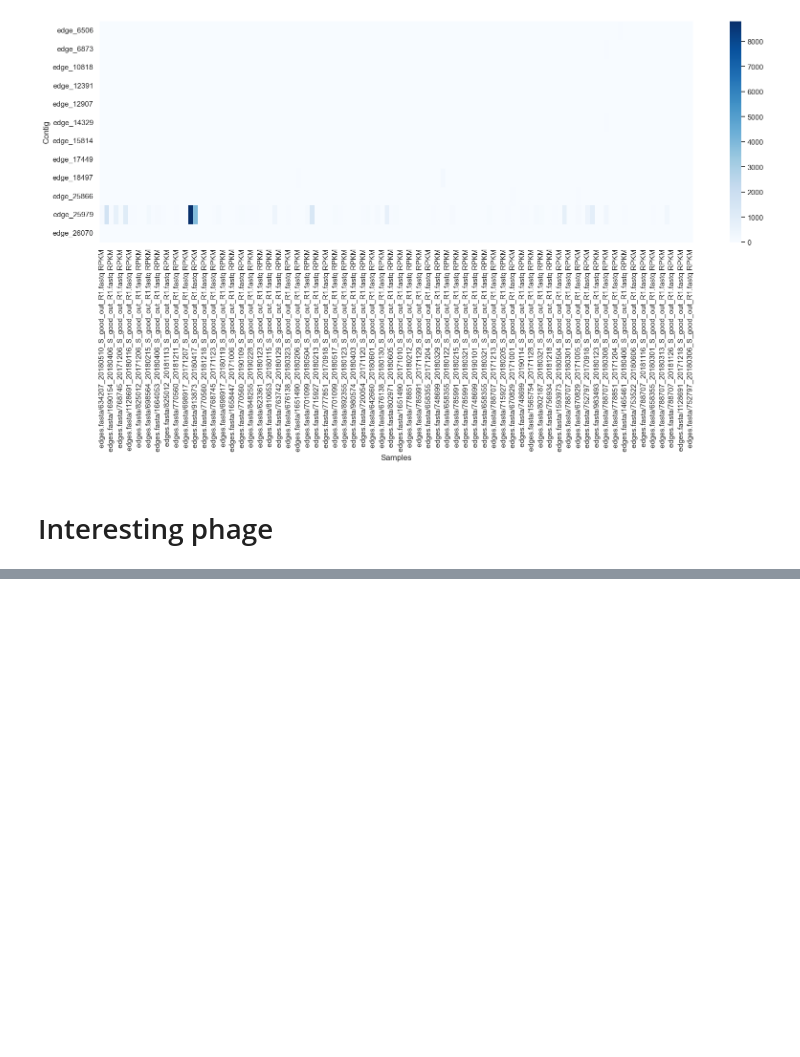
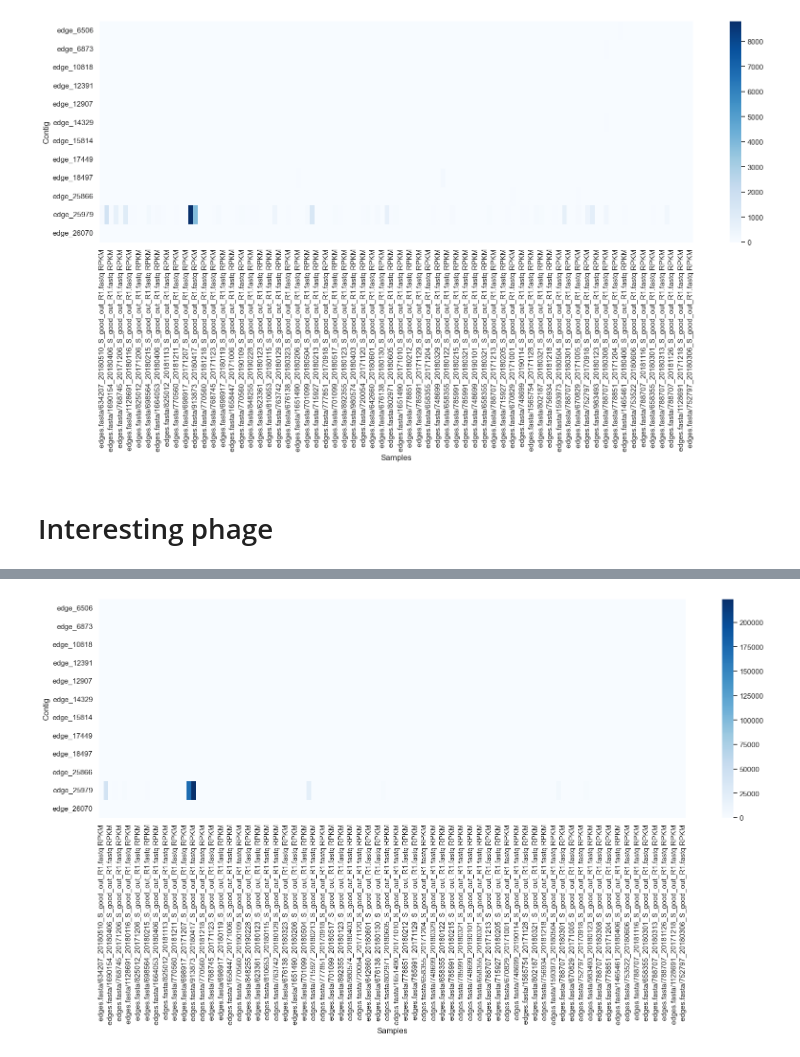
Before and after one commit to FlindersFAME/CFHackathon2023, a Jupyter notebook: mags/phage_related/Coverage_of_phages_across_samples.ipynb, the cells around one changed output, grey strips where cells are left out. Drawn from its saved outputs; the diff is of its cells as text; code cells hidden in the pictures; blank space fills up the shorter version.

Commit message:
Normalise phage contig coverage to CPM

```diff
--- a/mags/phage_related/Coverage_of_phages_across_samples.ipynb
+++ b/mags/phage_related/Coverage_of_phages_across_samples.ipynb
@@ -52,10 +52,11 @@ cols = list(coverage_df.columns)
 
 for index, row in coverage_df.iterrows():
     if row['Contig'] == "edge_25979":
-        print(row.values)
+#         print(row.values)
         for col in cols[1:]:
-            if row[col] > 1000:
-                continue
-            elif row[col] > 500:
-                print(col)
+#             if row[col] > 1000:
+#                 continue
+#             elif row[col] > 500:
+#                 print(col)
+            print(col, "\t", row[col])
 # %% [output]
@@ -80,0 +82,11 @@ edges.fasta/752797_20170927_S_good_out_R1.fastq RPKM
+# %%
+library_size = {}
+
+library_size_df = pd.read_csv('Atavide-CF.csv', sep=',')
+
+for index, row in library_size_df.iterrows():
+#     print(row)
+    sample_name = row['Fastq'].strip().split()[-1][8:-18]
+    library_size[sample_name] = int(row['Number of reads'].replace(',', ''))
+
+library_size
@@ -80,0 +113,10 @@ edges.fasta/752797_20170927_S_good_out_R1.fastq RPKM
+# %%
+coverage_df = pd.read_csv(project_path+'coverage.tsv', sep='\t')
+
+cols = list(coverage_df.columns)
+
+for col in cols[1:]:
+    sample_name = "_".join(col.split("/")[1].split("_")[0:3])
+    print(sample_name)
+    coverage_df[col] = coverage_df[col].div(library_size[sample_name])
+    coverage_df[col] = coverage_df[col].multiply(1000000)
@@ -80,0 +176,14 @@ edges.fasta/752797_20170927_S_good_out_R1.fastq RPKM
+# %%
+coverage_df = coverage_df.loc[coverage_df['Contig'].isin(phages)]
+coverage_df = coverage_df.set_index('Contig')
+coverage_df
+
+sns.set(rc = {'figure.figsize':(20,6)})
+
+ax = sns.heatmap(coverage_df, cmap='Blues')
+ax.set(xlabel="Samples")
+ax.tick_params(left=False, bottom=False)
+fig = ax.get_figure()
+fig.savefig(project_path+"phage_contig_heatmap_lib_normalised.png", format='png', dpi=300, bbox_inches='tight')
+# %% [output]
+[figure, added]
```
Also changed, not shown: parts of 8 cells of this notebook, 2 other files.
